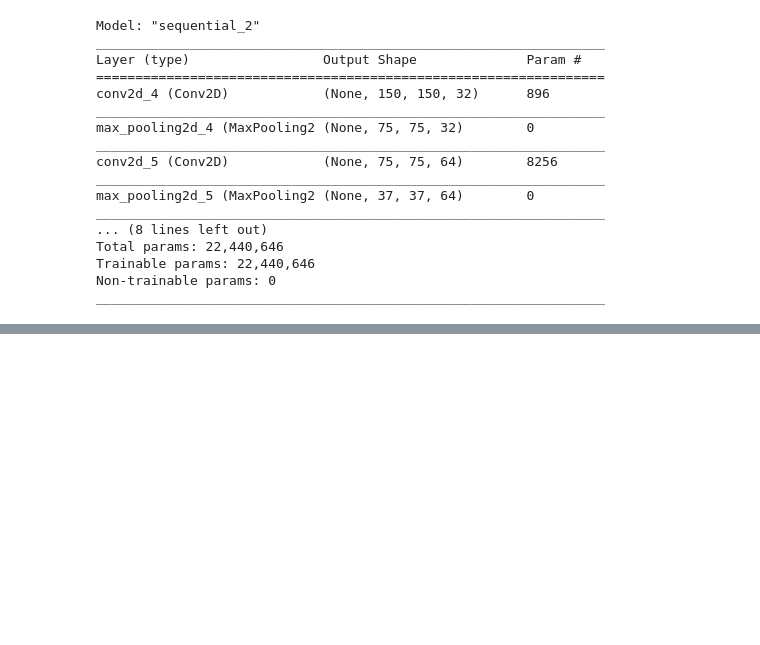
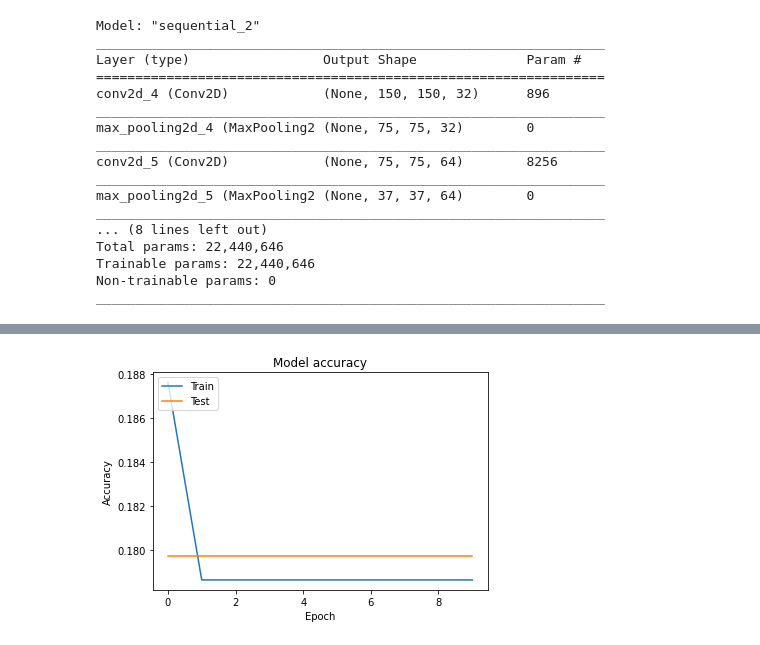
Before and after one commit to yuaquintero/U4-Project-CNN, a Jupyter notebook: CNN_Scene_clasification.ipynb, the cells around one changed output, grey strips where cells are left out. Saved outputs shown, nothing was run; the diff lists cells and outputs as text; code cells hidden in the pictures; blank space fills up the shorter version.

```diff
--- a/CNN_Scene_clasification.ipynb
+++ b/CNN_Scene_clasification.ipynb
@@ -239,0 +303,10 @@ Epoch 32/32
+# %%
+plt.plot(trained.history['accuracy'])
+plt.plot(trained.history['val_accuracy'])
+plt.title('Model accuracy')
+plt.ylabel('Accuracy')
+plt.xlabel('Epoch')
+plt.legend(['Train', 'Test'], loc='upper left')
+plt.show()
+# %% [output]
+[figure, added]
```
Also changed, not shown: parts of 30 cells of this notebook.
